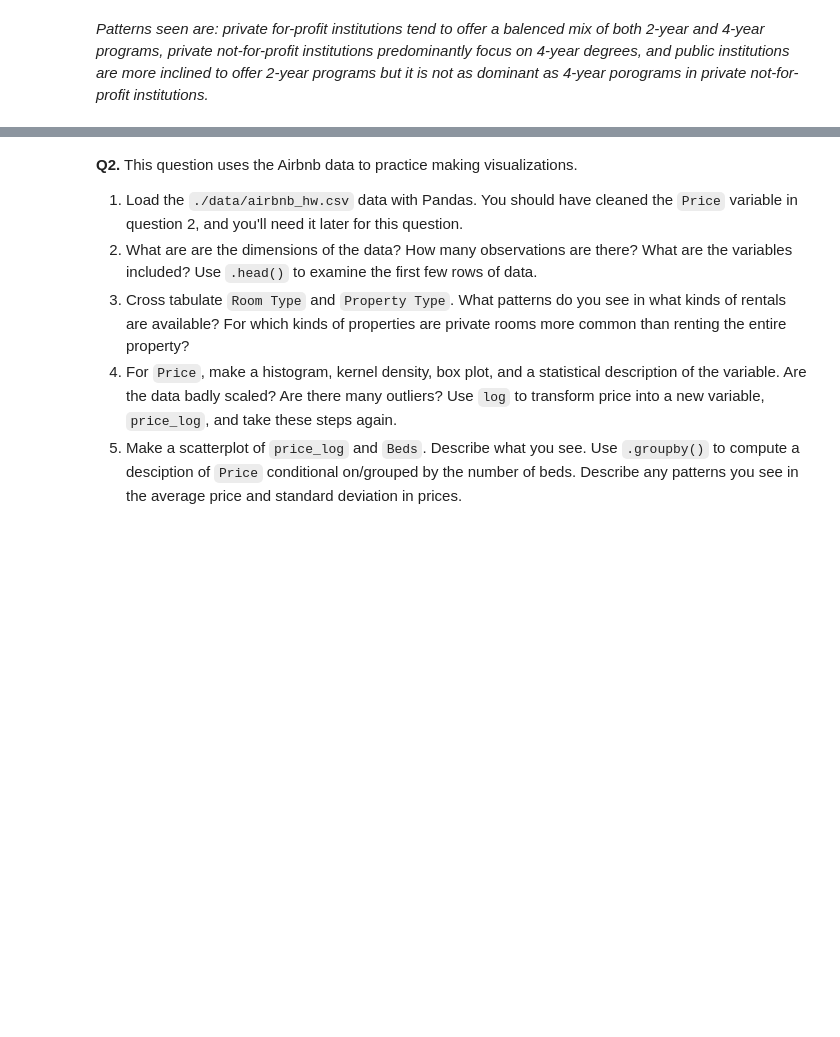
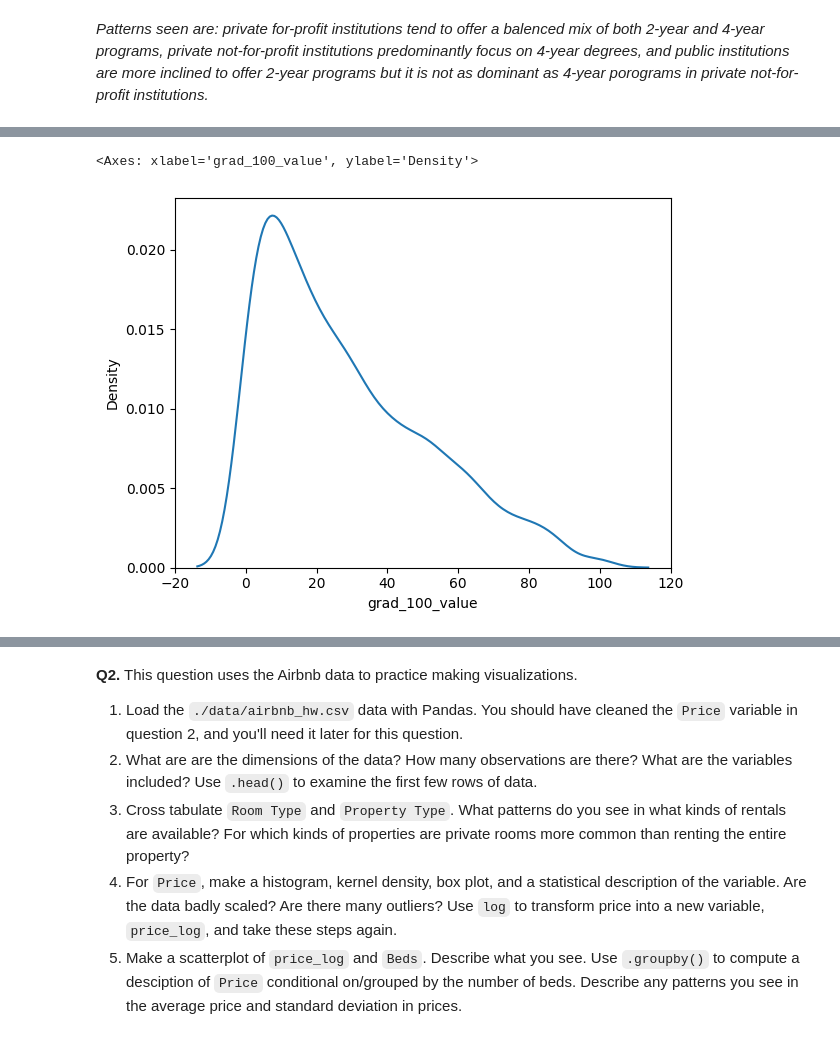
Before and after one commit to ryandinnh/visualization, a Jupyter notebook: assignment/assignment.ipynb, the cells around one changed output, grey strips where cells are left out. Cells and saved outputs as stored; diff of their text form; code cells hidden in the pictures; blank space fills up the shorter version.

```diff
--- a/assignment/assignment.ipynb
+++ b/assignment/assignment.ipynb
@@ -81,0 +87,6 @@ pd.crosstab(control, level)
+# %%
+#kernel density plot
+sns.kdeplot(df[var])
+# %% [output]
+<Axes: xlabel='grad_100_value', ylabel='Density'>
+[figure, added]
```
Also changed, not shown: parts of 57 cells of this notebook, 3 other files.
